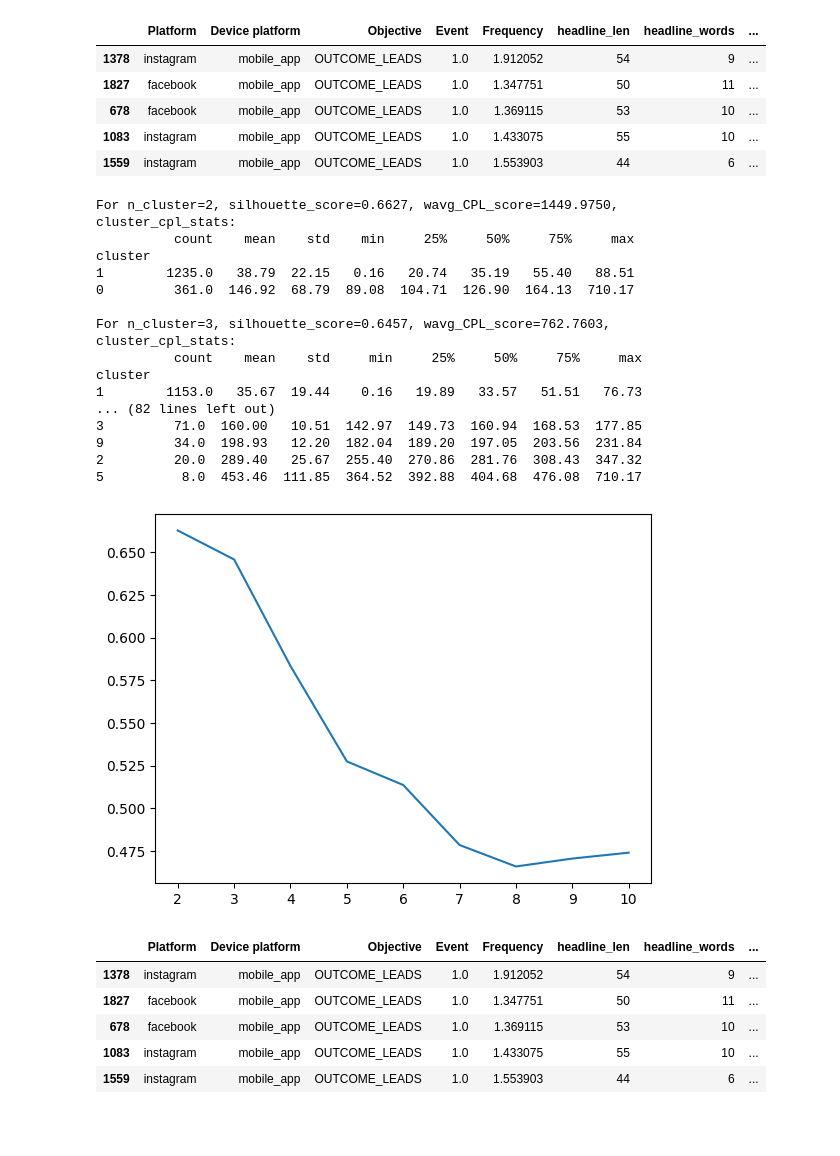
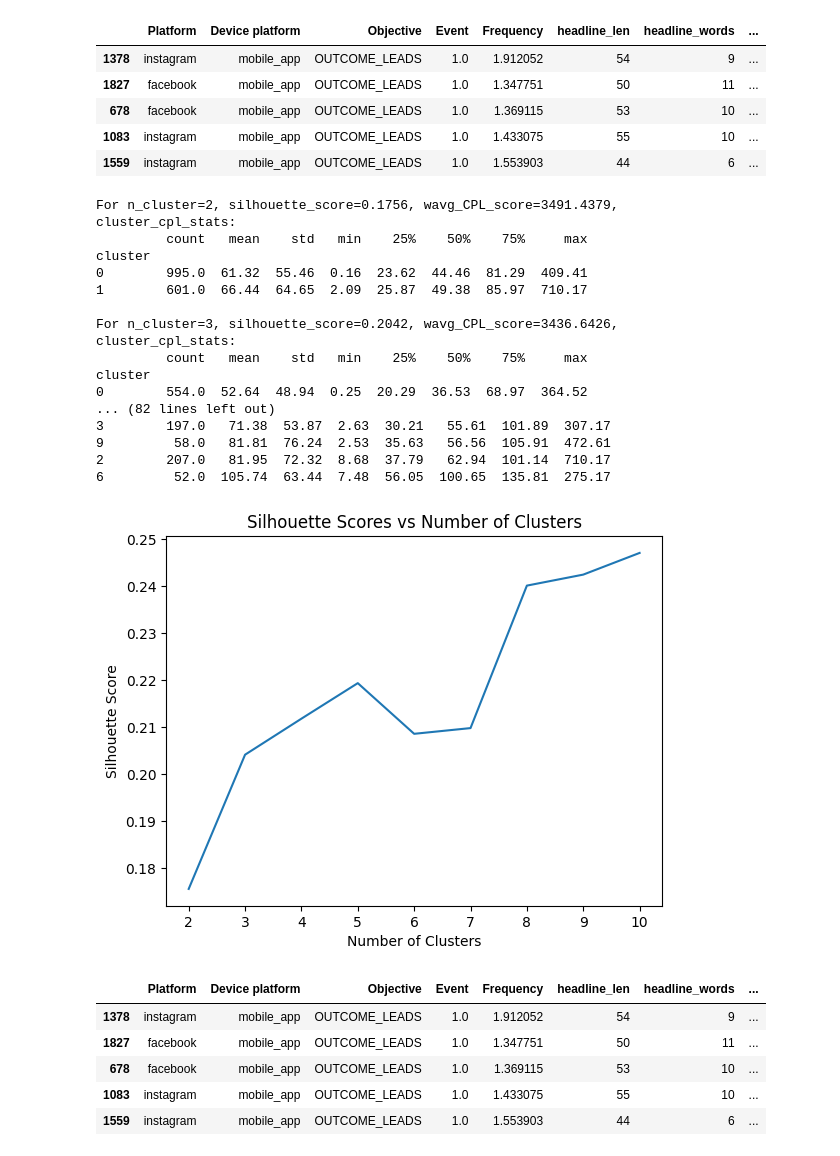
Before and after one commit to NicholasTYD/CS5284_Project, a Jupyter notebook: CS5284_Project.ipynb, the cells around one changed output. Drawn from its saved outputs; the diff is of its cells as text; code cells hidden in the pictures; blank space fills up the shorter version.

Commit message:
Removed CPL from baseline clustering.

```diff
--- a/CS5284_Project.ipynb
+++ b/CS5284_Project.ipynb
@@ -675,7 +680,7 @@ train_bm_kmeans_df.head()
 from sklearn import pipeline
 from sklearn.base import clone
 from sklearn.pipeline import make_pipeline
-from sklearn.preprocessing import OneHotEncoder, scale
+from sklearn.preprocessing import OneHotEncoder, StandardScaler
 from sklearn.compose import make_column_transformer
 from sklearn.cluster import MiniBatchKMeans
 from sklearn.metrics import silhouette_score
@@ -718,74 +723,79 @@ def compute_cluster_CPL_stats(cpl_col, cluster):
   return cluster_stats, wvag_cpl_var
 
 
-
-bm_kmeans_preprocessor = lambda cpl_weight: make_column_transformer(
+# REMOVED CPL from preprocessing since it's no longer in features
+bm_kmeans_preprocessor = make_column_transformer(
     (SimpleImputer(missing_values=np.nan, strategy='median'), ['Event']),
     (OneHotEncoder(handle_unknown='ignore'), ['Platform', 'Device platform', 'Objective']),
-    (StandardScaler(), ['Frequency', 'headline_len', 'headline_words', 'headline_has_num', 'CPL', 'month', 'year']),
-    (FunctionTransformer(lambda x: x * cpl_weight), ['CPL']), # Multiply weight after standardizing
+    (StandardScaler(), ['Frequency', 'headline_len', 'headline_words', 'headline_has_num', 'month', 'year']),
     remainder='passthrough',
 )
 
-bm_kmeans_pipe = lambda n_clusters, cpl_weight: make_pipeline(
-    bm_kmeans_preprocessor(cpl_weight),
+# REMOVED cpl_weight parameter since CPL is no longer used
+bm_kmeans_pipe = lambda n_clusters: make_pipeline(
+    bm_kmeans_preprocessor,
     MiniBatchKMeans(n_clusters=n_clusters, random_state=0, n_init="auto")
 )
 # %%
-def run_bm_kmeans(df, n_cluster, cpl_weight=1):
+def run_bm_kmeans(df, n_cluster):
     '''
     Runs 1 kmeans iteration, with all the preprocessing and stuff, to create n_clusters.
     This method runs the kmeans pipeline.
-
-    cpl_weight: How much to scale it, aka give it more importance.
     '''
-    pipe = bm_kmeans_pipe(n_cluster, cpl_weight)
+    pipe = bm_kmeans_pipe(n_cluster)
 
     bm_kmeans_model = clone(pipe).fit(df)
     bm_kmeans_pred = bm_kmeans_model.predict(df)
-    bm_kmeans_ss = silhouette_score(clone(bm_kmeans_preprocessor(cpl_weight)).fit_transform(df), bm_kmeans_pred)
+    bm_kmeans_ss = silhouette_score(clone(bm_kmeans_preprocessor).fit_transform(df), bm_kmeans_pred)
 
     return bm_kmeans_model, bm_kmeans_pred, bm_kmeans_ss
 
-def iterate_bm_kmeans(df_train, cpl_weight=1, min_clusters=2, max_clusters=10):
+def iterate_bm_kmeans(df_train, cpl_values, min_clusters=2, max_clusters=10):
   '''
   Iterates thru some kmeans from min_clusters and max_clusters, and print out their silhouette scores and cluster statistics.
+
+  df_train: Features for clustering (without CPL)
+  cpl_values: CPL values for evaluation
   '''
   df_train = df_train.copy()
 
   silhouette_scores = []
   for n_cluster in range(min_clusters, max_clusters+1):
-    _, bm_kmeans_pred, bm_kmeans_ss = run_bm_kmeans(df_train, n_cluster, cpl_weight)
-    cluster_cpl_stats, wvag_cpl_var = compute_cluster_CPL_stats(df_train['CPL'], bm_kmeans_pred)
+    _, bm_kmeans_pred, bm_kmeans_ss = run_bm_kmeans(df_train, n_cluster)
+    cluster_cpl_stats, wvag_cpl_var = compute_cluster_CPL_stats(cpl_values, bm_kmeans_pred)
 
     with pd.option_context('display.precision', 2):
       print(f'For n_cluster={n_cluster}, silhouette_score={bm_kmeans_ss:.4f}, wavg_CPL_score={wvag_cpl_var:.4f}, \ncluster_cpl_stats:\n{cluster_cpl_stats}\n')
 
     silhouette_scores.append(bm_kmeans_ss)
+
   plt.plot(range(min_clusters, max_clusters+1), silhouette_scores)
+  plt.title('Silhouette Scores vs Number of Clusters')
+  plt.xlabel('Number of Clusters')
+  plt.ylabel('Silhouette Score')
   plt.show()
 
-bm_kmeans_cpl_weight = 1
-iterate_bm_kmeans(train_bm_kmeans_df, cpl_weight=bm_kmeans_cpl_weight) # Seems like cpl_weight = 1 works well already
+# Run clustering without CPL in features
+iterate_bm_kmeans(train_bm_kmeans_df, train_cpl_values)
 # %% [output]
-For n_cluster=2, silhouette_score=0.6627, wavg_CPL_score=1449.9750,
+For n_cluster=2, silhouette_score=0.1756, wavg_CPL_score=3491.4379,
 cluster_cpl_stats:
-          count    mean    std    min     25%     50%     75%     max
+         count   mean    std   min    25%    50%    75%     max
 cluster
-1        1235.0   38.79  22.15   0.16   20.74   35.19   55.40   88.51
-0         361.0  146.92  68.79  89.08  104.71  126.90  164.13  710.17
+0        995.0  61.32  55.46  0.16  23.62  44.46  81.29  409.41
+1        601.0  66.44  64.65  2.09  25.87  49.38  85.97  710.17
 
-For n_cluster=3, silhouette_score=0.6457, wavg_CPL_score=762.7603,
+For n_cluster=3, silhouette_score=0.2042, wavg_CPL_score=3436.6426,
 cluster_cpl_stats:
-          count    mean    std     min     25%     50%     75%     max
+         count   mean    std   min    25%    50%    75%     max
 cluster
-1        1153.0   35.67  19.44    0.16   19.89   33.57   51.51   76.73
+0        554.0  52.64  48.94  0.25  20.29  36.53  68.97  364.52
 ... (82 lines left out)
-3         71.0  160.00   10.51  142.97  149.73  160.94  168.53  177.85
-9         34.0  198.93   12.20  182.04  189.20  197.05  203.56  231.84
-2         20.0  289.40   25.67  255.40  270.86  281.76  308.43  347.32
-5          8.0  453.46  111.85  364.52  392.88  404.68  476.08  710.17
+3        197.0   71.38  53.87  2.63  30.21   55.61  101.89  307.17
+9         58.0   81.81  76.24  2.53  35.63   56.56  105.91  472.61
+2        207.0   81.95  72.32  8.68  37.79   62.94  101.14  710.17
+6         52.0  105.74  63.44  7.48  56.05  100.65  135.81  275.17
-[figure, old version]
+[figure, new version]
 # %%
 train_bm_kmeans_df.head()
 # %% [output]
```
Also changed, not shown: parts of 4 cells of this notebook.
